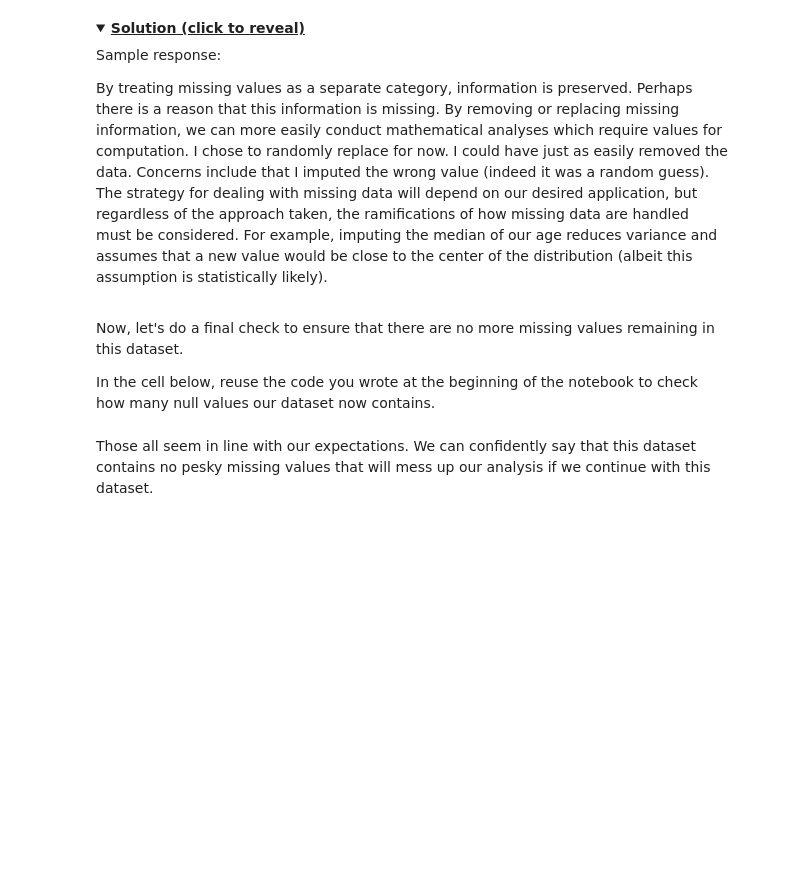
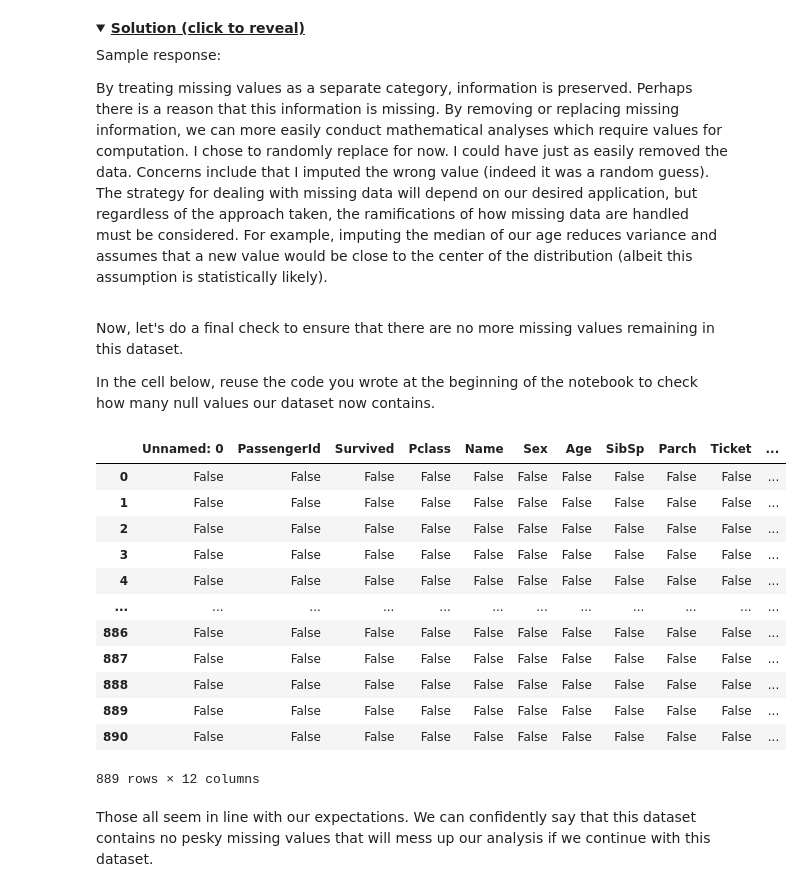
Before and after one commit to ian-moire/dsc-dealing-missing-data-lab, a Jupyter notebook: index.ipynb, the cells around one changed output. Drawn from its saved outputs; the diff is of its cells as text; code cells hidden in the pictures; folded sections open; blank space fills up the shorter version.

```diff
--- a/index.ipynb
+++ b/index.ipynb
@@ -195,0 +210,6 @@ In the cell below, replace all missing values in the `'Age'` column with the med
+# %%
+# Your code here
+# To replace all null values in
+# the Age column with the column median
+df['Age'].fillna(df['Age'].median(), inplace=True)
+df.head()
@@ -211,0 +253,5 @@ In the cell below, use the appropriate built-in DataFrame method to drop the row
+# %%
+# Your code here
+# To drop the missing values in the Embarked column
+df.dropna(subset=['Embarked'], inplace=True)
+df.head()
@@ -229,0 +317,7 @@ In the cell below, investigate how many placeholder values this column contains.
+# %%
+# Your code here
+# Replace '?' placeholders with the most frequent value in the Pclass column
+most_frequent_value = df[df['Pclass'] != '?']['Pclass'].mode()[0]
+df['Pclass'].replace('?', most_frequent_value, inplace=True)
+# Verify the replacement
+print(df['Pclass'].unique())
@@ -259,3 +359,21 @@ In the cell below, reuse the code you wrote at the beginning of the notebook to
+# %%
+# Your code here
+# To recheck if the dataset contains any missing values
+df.isna()
+# %% [output]
+|  | Unnamed: 0 | PassengerId | Survived | Pclass | Name | Sex | Age | SibSp | Parch | Ticket | ... |
+| 0 | False | False | False | False | False | False | False | False | False | False | ... |
+| 1 | False | False | False | False | False | False | False | False | False | False | ... |
+| 2 | False | False | False | False | False | False | False | False | False | False | ... |
+| 3 | False | False | False | False | False | False | False | False | False | False | ... |
+| 4 | False | False | False | False | False | False | False | False | False | False | ... |
+| ... | ... | ... | ... | ... | ... | ... | ... | ... | ... | ... | ... |
+| 886 | False | False | False | False | False | False | False | False | False | False | ... |
+| 887 | False | False | False | False | False | False | False | False | False | False | ... |
+| 888 | False | False | False | False | False | False | False | False | False | False | ... |
+| 889 | False | False | False | False | False | False | False | False | False | False | ... |
+| 890 | False | False | False | False | False | False | False | False | False | False | ... |
+889 rows × 12 columns
 # %% [markdown]
 Those all seem in line with our expectations.  We can confidently say that this dataset contains no pesky missing values that will mess up our analysis if we continue with this dataset.
 # %% [markdown]
```
Also changed, not shown: parts of 18 cells of this notebook.
